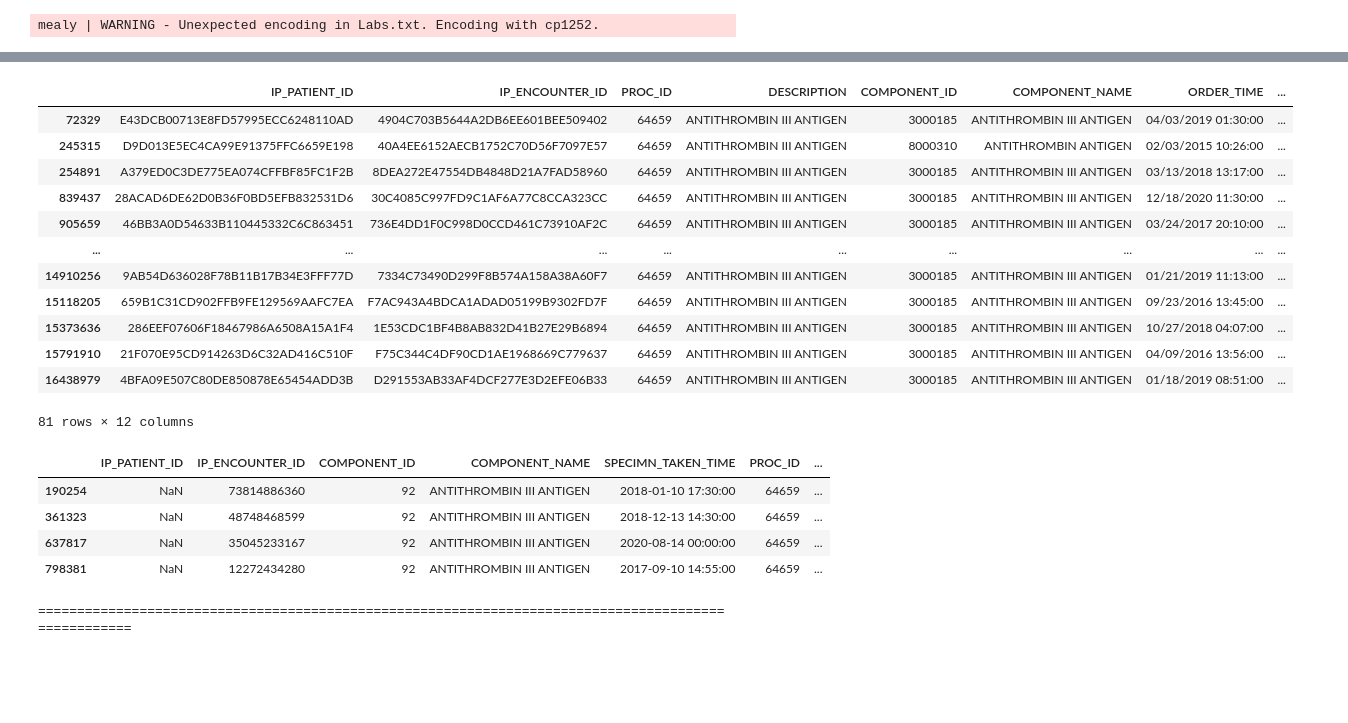
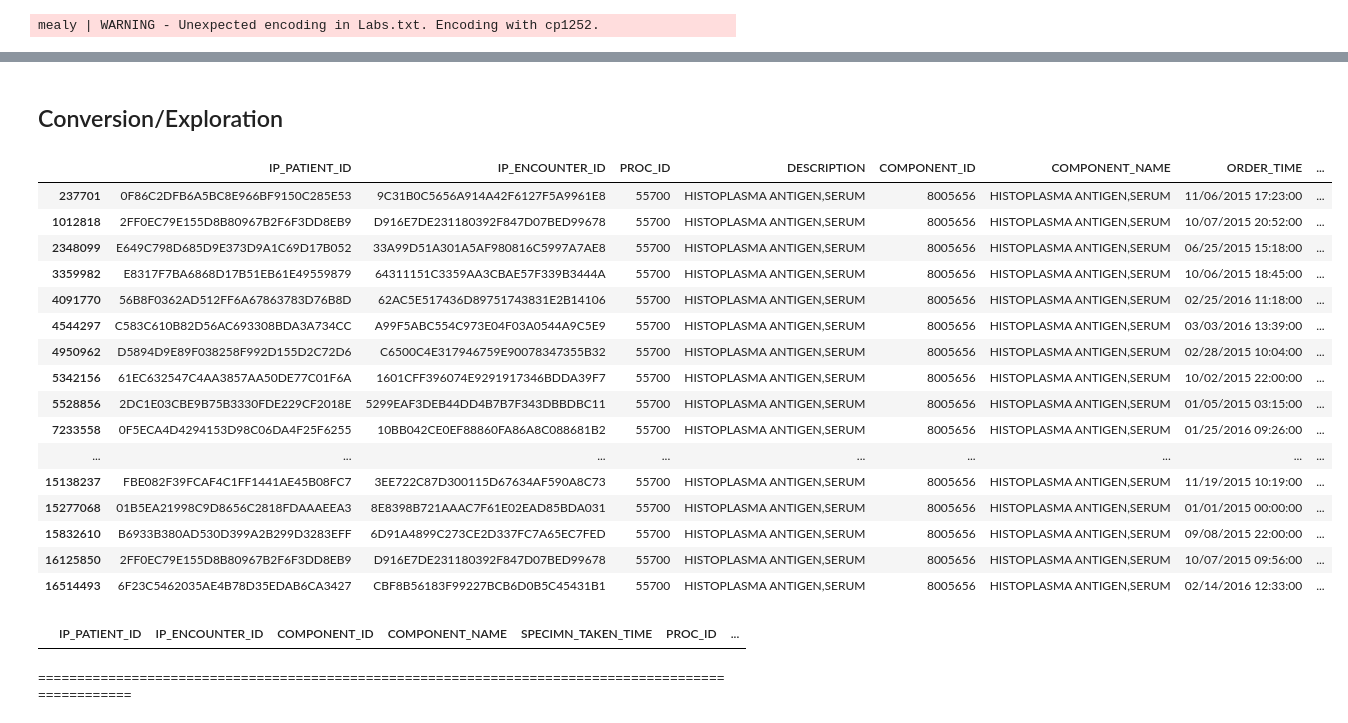
Before and after one commit to uclamii/CRRT, a Jupyter notebook: notebooks/unit_alignment.ipynb, the cells around one changed output, grey strips where cells are left out. Drawn from its saved outputs; the diff is of its cells as text; code cells hidden in the pictures; blank space fills up the shorter version.

Commit message:
unit conversion deep dive

```diff
--- a/notebooks/unit_alignment.ipynb
+++ b/notebooks/unit_alignment.ipynb
@@ -57,11 +62,14 @@ cedars_df[cedars_df["MEAS_NAME"].str.lower().str.contains("weight")]
 # Labs
 # %%
 from data.longitudinal_features import map_labs
+
 labs = "Labs.txt"
 
 crrt_df = read_files_and_combine([labs], args.ucla_crrt_data_dir)
 ctrl_df = read_files_and_combine([labs], args.ucla_control_data_dir)
-cedars_df = read_files_and_combine([labs], args.cedars_crrt_data_dir).rename({"RESULT": "RESULTS", "NAME": "COMPONENT_NAME"}, axis=1)
+cedars_df = read_files_and_combine([labs], args.cedars_crrt_data_dir).rename(
+    {"RESULT": "RESULTS", "NAME": "COMPONENT_NAME"}, axis=1
+)
 cedars_df = map_labs(cedars_df, args.cedars_crrt_data_dir)
 # %% [output]
 mealy | WARNING - Unexpected encoding in Labs.txt. Encoding with cp1252.
@@ -216,26 +531,28 @@ combined[combined["combined units"].map(lambda counts: any([count > 10 for unit,
+# %% [markdown]
+## Conversion/Exploration
 # %%
-col = "ANTITHROMBIN III ANTIGEN"
-display(crrt_df[crrt_df["DESCRIPTION"] == col])
+col = "HISTOPLASMA ANTIGEN,SERUM"
+display(crrt_df[crrt_df["COMPONENT_NAME"] == col])
 display(cedars_df[cedars_df["COMPONENT_NAME"] == col])
 # %% [output]
 |  | IP_PATIENT_ID | IP_ENCOUNTER_ID | PROC_ID | DESCRIPTION | COMPONENT_ID | COMPONENT_NAME | ORDER_TIME | ... |
-| 72329 | E43DCB00713E8FD57995ECC6248110AD | 4904C703B5644A2DB6EE601BEE509402 | 64659 | ANTITHROMBIN III ANTIGEN | 3000185 | ANTITHROMBIN III ANTIGEN | 04/03/2019 01:30:00 | ... |
-| 245315 | D9D013E5EC4CA99E91375FFC6659E198 | 40A4EE6152AECB1752C70D56F7097E57 | 64659 | ANTITHROMBIN III ANTIGEN | 8000310 | ANTITHROMBIN ANTIGEN | 02/03/2015 10:26:00 | ... |
-| 254891 | A379ED0C3DE775EA074CFFBF85FC1F2B | 8DEA272E47554DB4848D21A7FAD58960 | 64659 | ANTITHROMBIN III ANTIGEN | 3000185 | ANTITHROMBIN III ANTIGEN | 03/13/2018 13:17:00 | ... |
-| 839437 | 28ACAD6DE62D0B36F0BD5EFB832531D6 | 30C4085C997FD9C1AF6A77C8CCA323CC | 64659 | ANTITHROMBIN III ANTIGEN | 3000185 | ANTITHROMBIN III ANTIGEN | 12/18/2020 11:30:00 | ... |
-| 905659 | 46BB3A0D54633B110445332C6C863451 | 736E4DD1F0C998D0CCD461C73910AF2C | 64659 | ANTITHROMBIN III ANTIGEN | 3000185 | ANTITHROMBIN III ANTIGEN | 03/24/2017 20:10:00 | ... |
+| 237701 | 0F86C2DFB6A5BC8E966BF9150C285E53 | 9C31B0C5656A914A42F6127F5A9961E8 | 55700 | HISTOPLASMA ANTIGEN,SERUM | 8005656 | HISTOPLASMA ANTIGEN,SERUM | 11/06/2015 17:23:00 | ... |
+| 1012818 | 2FF0EC79E155D8B80967B2F6F3DD8EB9 | D916E7DE231180392F847D07BED99678 | 55700 | HISTOPLASMA ANTIGEN,SERUM | 8005656 | HISTOPLASMA ANTIGEN,SERUM | 10/07/2015 20:52:00 | ... |
+| 2348099 | E649C798D685D9E373D9A1C69D17B052 | 33A99D51A301A5AF980816C5997A7AE8 | 55700 | HISTOPLASMA ANTIGEN,SERUM | 8005656 | HISTOPLASMA ANTIGEN,SERUM | 06/25/2015 15:18:00 | ... |
+| 3359982 | E8317F7BA6868D17B51EB61E49559879 | 64311151C3359AA3CBAE57F339B3444A | 55700 | HISTOPLASMA ANTIGEN,SERUM | 8005656 | HISTOPLASMA ANTIGEN,SERUM | 10/06/2015 18:45:00 | ... |
+| 4091770 | 56B8F0362AD512FF6A67863783D76B8D | 62AC5E517436D89751743831E2B14106 | 55700 | HISTOPLASMA ANTIGEN,SERUM | 8005656 | HISTOPLASMA ANTIGEN,SERUM | 02/25/2016 11:18:00 | ... |
+| 4544297 | C583C610B82D56AC693308BDA3A734CC | A99F5ABC554C973E04F03A0544A9C5E9 | 55700 | HISTOPLASMA ANTIGEN,SERUM | 8005656 | HISTOPLASMA ANTIGEN,SERUM | 03/03/2016 13:39:00 | ... |
+| 4950962 | D5894D9E89F038258F992D155D2C72D6 | C6500C4E317946759E90078347355B32 | 55700 | HISTOPLASMA ANTIGEN,SERUM | 8005656 | HISTOPLASMA ANTIGEN,SERUM | 02/28/2015 10:04:00 | ... |
+| 5342156 | 61EC632547C4AA3857AA50DE77C01F6A | 1601CFF396074E9291917346BDDA39F7 | 55700 | HISTOPLASMA ANTIGEN,SERUM | 8005656 | HISTOPLASMA ANTIGEN,SERUM | 10/02/2015 22:00:00 | ... |
+| 5528856 | 2DC1E03CBE9B75B3330FDE229CF2018E | 5299EAF3DEB44DD4B7B7F343DBBDBC11 | 55700 | HISTOPLASMA ANTIGEN,SERUM | 8005656 | HISTOPLASMA ANTIGEN,SERUM | 01/05/2015 03:15:00 | ... |
+| 7233558 | 0F5ECA4D4294153D98C06DA4F25F6255 | 10BB042CE0EF88860FA86A8C088681B2 | 55700 | HISTOPLASMA ANTIGEN,SERUM | 8005656 | HISTOPLASMA ANTIGEN,SERUM | 01/25/2016 09:26:00 | ... |
 | ... | ... | ... | ... | ... | ... | ... | ... | ... |
-| 14910256 | 9AB54D636028F78B11B17B34E3FFF77D | 7334C73490D299F8B574A158A38A60F7 | 64659 | ANTITHROMBIN III ANTIGEN | 3000185 | ANTITHROMBIN III ANTIGEN | 01/21/2019 11:13:00 | ... |
-| 15118205 | 659B1C31CD902FFB9FE129569AAFC7EA | F7AC943A4BDCA1ADAD05199B9302FD7F | 64659 | ANTITHROMBIN III ANTIGEN | 3000185 | ANTITHROMBIN III ANTIGEN | 09/23/2016 13:45:00 | ... |
-| 15373636 | 286EEF07606F18467986A6508A15A1F4 | 1E53CDC1BF4B8AB832D41B27E29B6894 | 64659 | ANTITHROMBIN III ANTIGEN | 3000185 | ANTITHROMBIN III ANTIGEN | 10/27/2018 04:07:00 | ... |
-| 15791910 | 21F070E95CD914263D6C32AD416C510F | F75C344C4DF90CD1AE1968669C779637 | 64659 | ANTITHROMBIN III ANTIGEN | 3000185 | ANTITHROMBIN III ANTIGEN | 04/09/2016 13:56:00 | ... |
-| 16438979 | 4BFA09E507C80DE850878E65454ADD3B | D291553AB33AF4DCF277E3D2EFE06B33 | 64659 | ANTITHROMBIN III ANTIGEN | 3000185 | ANTITHROMBIN III ANTIGEN | 01/18/2019 08:51:00 | ... |
+| 15138237 | FBE082F39FCAF4C1FF1441AE45B08FC7 | 3EE722C87D300115D67634AF590A8C73 | 55700 | HISTOPLASMA ANTIGEN,SERUM | 8005656 | HISTOPLASMA ANTIGEN,SERUM | 11/19/2015 10:19:00 | ... |
+| 15277068 | 01B5EA21998C9D8656C2818FDAAAEEA3 | 8E8398B721AAAC7F61E02EAD85BDA031 | 55700 | HISTOPLASMA ANTIGEN,SERUM | 8005656 | HISTOPLASMA ANTIGEN,SERUM | 01/01/2015 00:00:00 | ... |
+| 15832610 | B6933B380AD530D399A2B299D3283EFF | 6D91A4899C273CE2D337FC7A65EC7FED | 55700 | HISTOPLASMA ANTIGEN,SERUM | 8005656 | HISTOPLASMA ANTIGEN,SERUM | 09/08/2015 22:00:00 | ... |
+| 16125850 | 2FF0EC79E155D8B80967B2F6F3DD8EB9 | D916E7DE231180392F847D07BED99678 | 55700 | HISTOPLASMA ANTIGEN,SERUM | 8005656 | HISTOPLASMA ANTIGEN,SERUM | 10/07/2015 09:56:00 | ... |
+| 16514493 | 6F23C5462035AE4B78D35EDAB6CA3427 | CBF8B56183F99227BCB6D0B5C45431B1 | 55700 | HISTOPLASMA ANTIGEN,SERUM | 8005656 | HISTOPLASMA ANTIGEN,SERUM | 02/14/2016 12:33:00 | ... |
-81 rows × 12 columns
 |  | IP_PATIENT_ID | IP_ENCOUNTER_ID | COMPONENT_ID | COMPONENT_NAME | SPECIMN_TAKEN_TIME | PROC_ID | ... |
-| 190254 | NaN | 73814886360 | 92 | ANTITHROMBIN III ANTIGEN | 2018-01-10 17:30:00 | 64659 | ... |
-| 361323 | NaN | 48748468599 | 92 | ANTITHROMBIN III ANTIGEN | 2018-12-13 14:30:00 | 64659 | ... |
-| 637817 | NaN | 35045233167 | 92 | ANTITHROMBIN III ANTIGEN | 2020-08-14 00:00:00 | 64659 | ... |
-| 798381 | NaN | 12272434280 | 92 | ANTITHROMBIN III ANTIGEN | 2017-09-10 14:55:00 | 64659 | ... |
 # %%
 import matplotlib.pyplot as plt
 
```
Also changed, not shown: parts of 18 cells of this notebook.
